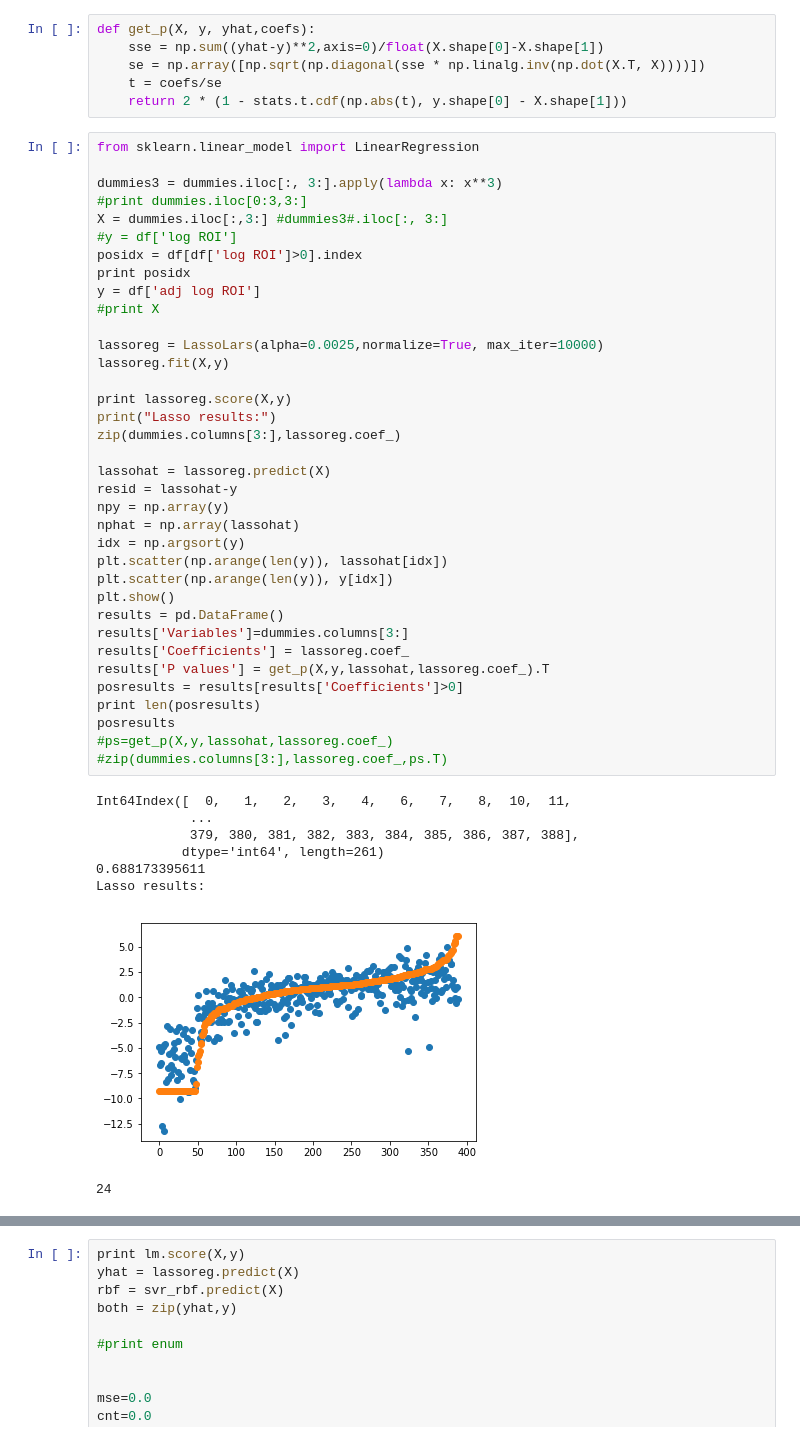
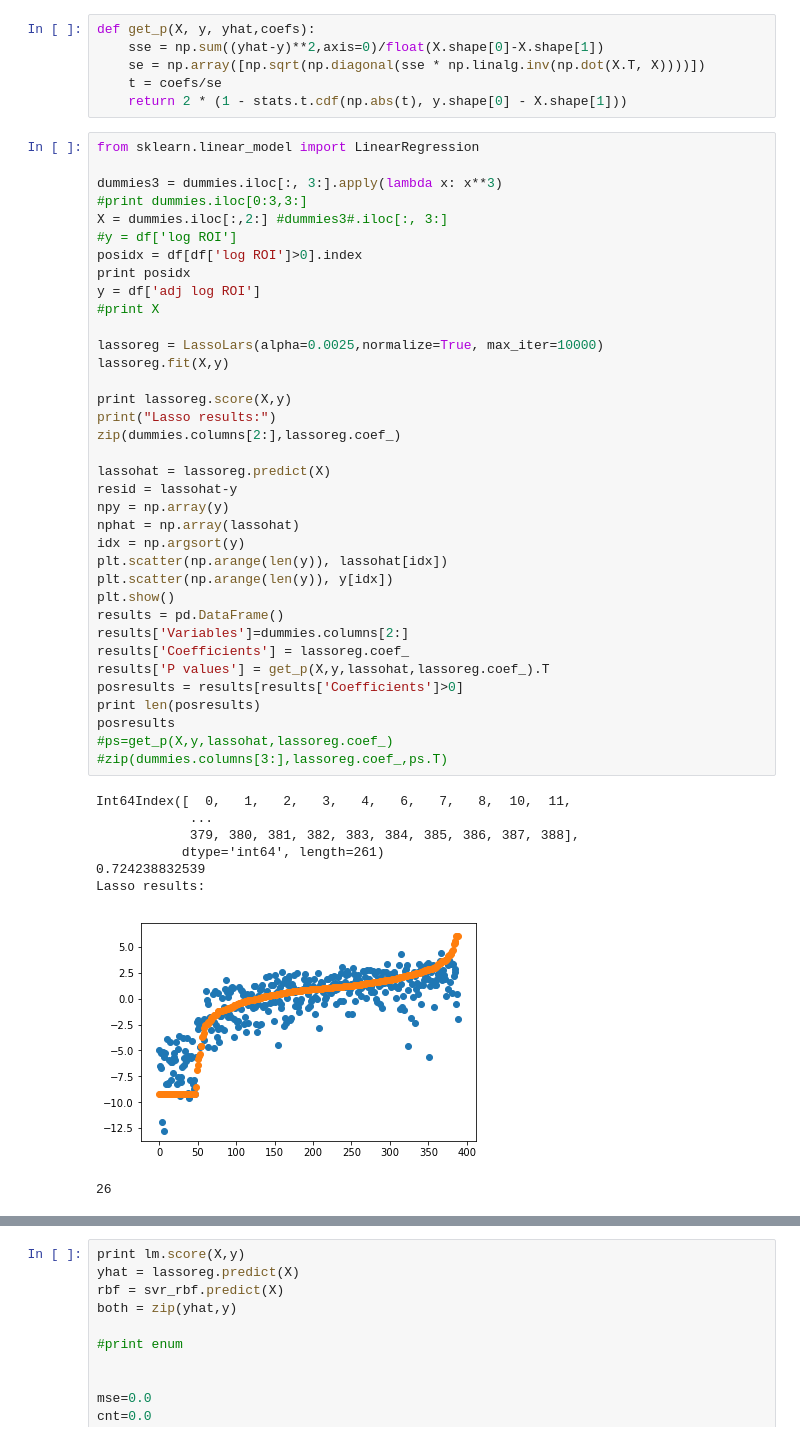
Before and after one commit to jasonyzhao/MetricsB, a Jupyter notebook: MetricsB.ipynb, the cells around one changed output, grey strips where cells are left out. Drawn from its saved outputs; the diff is of its cells as text.

```diff
--- a/MetricsB.ipynb
+++ b/MetricsB.ipynb
@@ -212,7 +256,7 @@ from sklearn.linear_model import LinearRegression
 
 dummies3 = dummies.iloc[:, 3:].apply(lambda x: x**3)
 #print dummies.iloc[0:3,3:]
-X = dummies.iloc[:,3:] #dummies3#.iloc[:, 3:]
+X = dummies.iloc[:,2:] #dummies3#.iloc[:, 3:]
 #y = df['log ROI']
 posidx = df[df['log ROI']>0].index
 print posidx
@@ -220,36 +264,36 @@ y = df['adj log ROI']
 #print X
 
 lassoreg = LassoLars(alpha=0.0025,normalize=True, max_iter=10000)
 lassoreg.fit(X,y)
 
 print lassoreg.score(X,y)
 print("Lasso results:")
-zip(dummies.columns[3:],lassoreg.coef_)
+zip(dummies.columns[2:],lassoreg.coef_)
 
 lassohat = lassoreg.predict(X)
 resid = lassohat-y
 npy = np.array(y)
 nphat = np.array(lassohat)
 idx = np.argsort(y)
 plt.scatter(np.arange(len(y)), lassohat[idx])
 plt.scatter(np.arange(len(y)), y[idx])
 plt.show()
 results = pd.DataFrame()
-results['Variables']=dummies.columns[3:]
+results['Variables']=dummies.columns[2:]
 results['Coefficients'] = lassoreg.coef_
 results['P values'] = get_p(X,y,lassohat,lassoreg.coef_).T
 posresults = results[results['Coefficients']>0]
 print len(posresults)
 posresults
 #ps=get_p(X,y,lassohat,lassoreg.coef_)
 #zip(dummies.columns[3:],lassoreg.coef_,ps.T)
 # %% [output]
 Int64Index([  0,   1,   2,   3,   4,   6,   7,   8,  10,  11,
             ...
             379, 380, 381, 382, 383, 384, 385, 386, 387, 388],
            dtype='int64', length=261)
-0.688173395611
+0.724238832539
 Lasso results:
-[figure, old version]
+[figure, new version]
-24
+26
 |  | Variables | Coefficients | P values |
```
Also changed, not shown: parts of 13 cells of this notebook, 3 other files.
